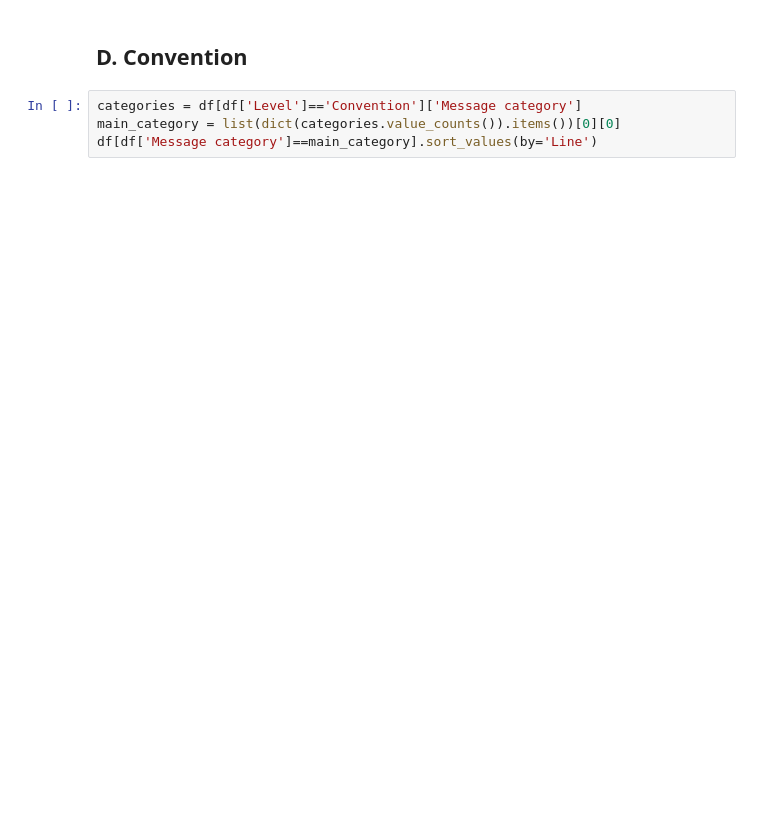
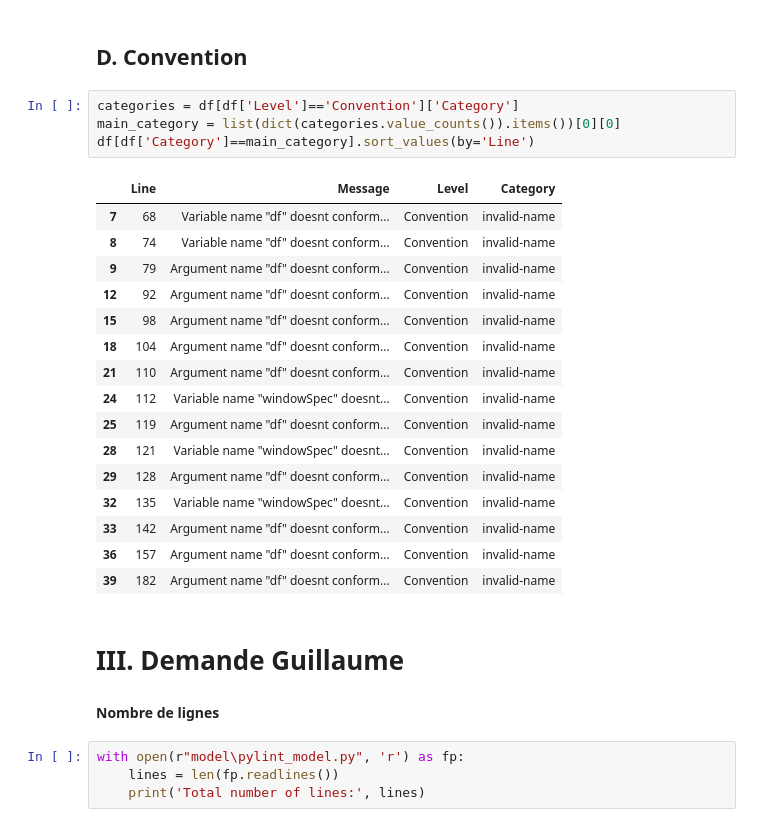
Before and after one commit to Benoit-78/machine-learning-standards, a Jupyter notebook: pylint.ipynb, the cells around one changed output. Cells and saved outputs as stored; diff of their text form; blank space fills up the shorter version.

```diff
--- a/pylint.ipynb
+++ b/pylint.ipynb
@@ -64,6 +71,31 @@ df[df['Level']=='Refactor'].sort_values('Line', ascending=True)
 # %% [markdown]
 ## D. Convention
 # %%
-categories = df[df['Level']=='Convention']['Message category']
+categories = df[df['Level']=='Convention']['Category']
 main_category = list(dict(categories.value_counts()).items())[0][0]
-df[df['Message category']==main_category].sort_values(by='Line')
+df[df['Category']==main_category].sort_values(by='Line')
+# %% [output]
+|  | Line | Message | Level | Category |
+| 7 | 68 | Variable name "df" doesnt conform... | Convention | invalid-name |
+| 8 | 74 | Variable name "df" doesnt conform... | Convention | invalid-name |
+| 9 | 79 | Argument name "df" doesnt conform... | Convention | invalid-name |
+| 12 | 92 | Argument name "df" doesnt conform... | Convention | invalid-name |
+| 15 | 98 | Argument name "df" doesnt conform... | Convention | invalid-name |
+| 18 | 104 | Argument name "df" doesnt conform... | Convention | invalid-name |
+| 21 | 110 | Argument name "df" doesnt conform... | Convention | invalid-name |
+| 24 | 112 | Variable name "windowSpec" doesnt... | Convention | invalid-name |
+| 25 | 119 | Argument name "df" doesnt conform... | Convention | invalid-name |
+| 28 | 121 | Variable name "windowSpec" doesnt... | Convention | invalid-name |
+| 29 | 128 | Argument name "df" doesnt conform... | Convention | invalid-name |
+| 32 | 135 | Variable name "windowSpec" doesnt... | Convention | invalid-name |
+| 33 | 142 | Argument name "df" doesnt conform... | Convention | invalid-name |
+| 36 | 157 | Argument name "df" doesnt conform... | Convention | invalid-name |
+| 39 | 182 | Argument name "df" doesnt conform... | Convention | invalid-name |
+# %% [markdown]
+# III. Demande Guillaume
+# %% [markdown]
+**Nombre de lignes**
+# %%
+with open(r"model\pylint_model.py", 'r') as fp:
+    lines = len(fp.readlines())
+    print('Total number of lines:', lines)
```
Also changed, not shown: parts of 13 cells of this notebook, 2 other files.
